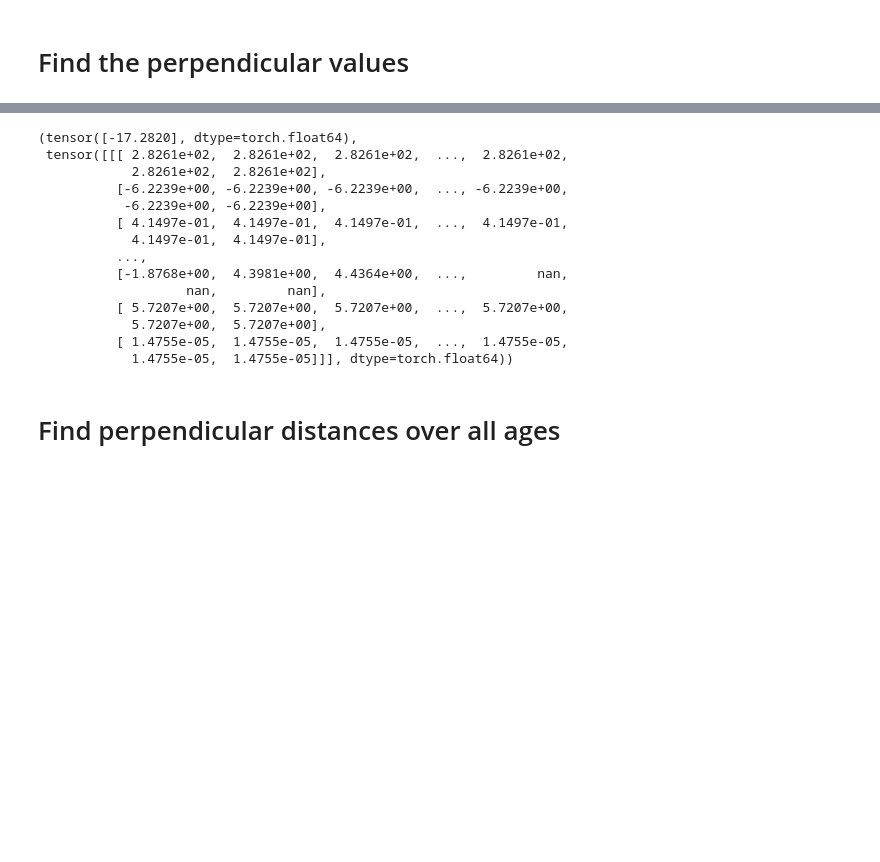
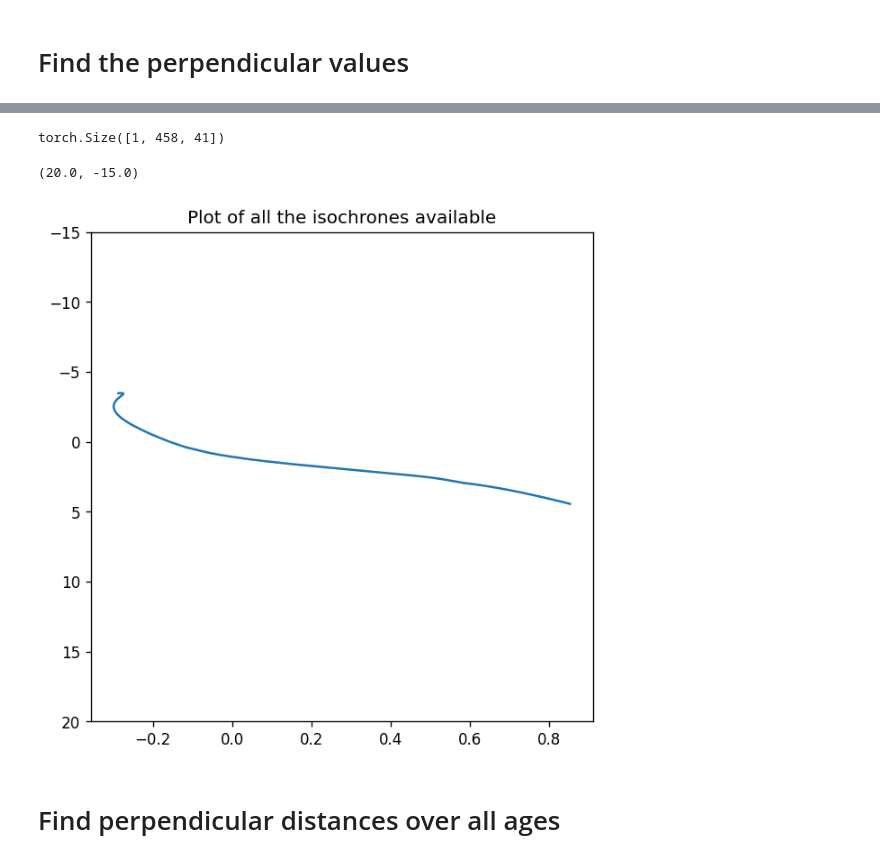
Before and after one commit to ocallam6/VaeStar, a Jupyter notebook: dist_fun_of_age.ipynb, the cells around one changed output, grey strips where cells are left out. Cells and saved outputs as stored; diff of their text form; code cells hidden in the pictures; blank space fills up the shorter version.

```diff
--- a/dist_fun_of_age.ipynb
+++ b/dist_fun_of_age.ipynb
@@ -80,56 +89,65 @@ plt.ylim(20, -15)
 # %%
 def perpendicular_dist(i,age):
 
-    isochrone=torch.cat([x_values[i],stacked_isochrones[isochrone_selector(x_values[i][column_index('mh_gspphot') ][0],age)]],dim=0)
+    p_slope_index=[]
+
+    isochrone=torch.cat([x_values[i],stacked_isochrones[isochrone_selector(x_values[i][column_index('mh_gspphot') ][0],age)]],dim=1)
     isochrone=isochrone.reshape((1,)+isochrone.shape)
 
 
-    truth_1=(isochrone[:,column_index('G'),:]+-(isochrone[:,column_index('bp_rp'),:])*isochrone[:,column_index('p_slopes'),:]<=isochrone[:,column_index('high_c'),:]) #box selection
-    truth_1=truth_1.reshape(truth_1.shape[0],1,truth_1.shape[1])
-    truth_2=(isochrone[:,column_index('low_c'),:]<=isochrone[:,column_index('G'),:]-(isochrone[:,column_index('bp_rp'),:])*isochrone[:,column_index('p_slopes'),:])
-    truth_2=truth_2.reshape(truth_2.shape[0],1,truth_2.shape[1])
+    truth_1=(isochrone[:,:,column_index('G')]-(isochrone[:,:,column_index('bp_rp')])*isochrone[:,:,column_index('p_slopes')]<=isochrone[:,:,column_index('high_c')]) #box selection
+    truth_1=truth_1.reshape(truth_1.shape[0],truth_1.shape[1],1)
+    truth_2=(isochrone[:,:,column_index('low_c')]<=isochrone[:,:,column_index('G')]-(isochrone[:,:,column_index('bp_rp')])*isochrone[:,:,column_index('p_slopes')])
+    truth_2=truth_2.reshape(truth_2.shape[0],truth_2.shape[1],1)
     truth=truth_1*truth_2
     # ^box selection
 
+
     # projection onto the nearest line
-    x=((1/torch.sqrt(1+isochrone[:,column_index('slopes'),:]**2))*(isochrone[:,column_index('G'),:]-(isochrone[:,column_index('bp_rp'),:])*isochrone[:,column_index('slopes'),:]-isochrone[:,column_index('Gaia_G_EDR3'),:] + isochrone[:,column_index('slopes'),:]*isochrone[:,column_index('BPRP'),:]))
+    x=((1/torch.sqrt(1+isochrone[:,:,column_index('slopes')]**2))*(isochrone[:,:,column_index('G')]-(isochrone[:,:,column_index('bp_rp')])*isochrone[:,:,column_index('slopes')]-isochrone[:,:,column_index('Gaia_G_EDR3')] + isochrone[:,:,column_index('slopes')]*isochrone[:,:,column_index('BPRP')]))
     # taking the minimum
     idx=torch.argmin(torch.abs(x/truth.reshape(x.shape)).nan_to_num(nan=torch.inf),1)
+
+    p_slope_index.append(idx)
+
     x=x.gather(1,idx.view(-1,1))
     #error needs to be corrected for absolute magnitude
-    x_err=(1/(1+isochrone[:,column_index('slopes'),:]**2))*isochrone[:,column_index('phot_g_mean_mag_error'),:]**2+(isochrone[:,column_index('slopes'),:]*isochrone[:,column_index('bp_rp_error'),:])**2
+    x_err=(1/(1+isochrone[:,:,column_index('slopes')]**2))*isochrone[:,:,column_index('phot_g_mean_mag_error')]**2+(isochrone[:,:,column_index('slopes')]*isochrone[:,:,column_index('bp_rp_error')])**2
     x_err=x_err.gather(1,idx.view(-1,1))
-    isochrone=torch.cat((isochrone,x.reshape(x.shape[0],1,x.shape[1]).repeat(1,1,(isochrone).shape[-1]),x_err.reshape(x_err.shape[0],1,x_err.shape[1]).repeat(1,1,(isochrone).shape[-1])),1)
 
-    dist=torch.distributions.multivariate_normal.MultivariateNormal(torch.zeros_like(x),torch.eye(len(x))+torch.diag(x_err**2))
+    isochrone=torch.cat((isochrone,x.reshape(x.shape[0],1,x.shape[1]).repeat(1,(isochrone).shape[1],1),x_err.reshape(x_err.shape[0],1,x_err.shape[1]).repeat(1,(isochrone).shape[1],1)),2)
+
+
 
     try:# serious issues here
-
+        dist=torch.distributions.multivariate_normal.MultivariateNormal(torch.zeros_like(x),torch.eye(len(x))+torch.diag(x_err**2))
         log_l=dist.log_prob(x)
 
 
     except:
-
+        print('error')
         log_l=torch.inf
 
-    return log_l, isochrone
+    return log_l, isochrone, p_slope_index
-# %%
-perpendicular_dist(1,6)
-# %% [output]
-(tensor([-17.2820], dtype=torch.float64),
- tensor([[[ 2.8261e+02,  2.8261e+02,  2.8261e+02,  ...,  2.8261e+02,
-            2.8261e+02,  2.8261e+02],
-          [-6.2239e+00, -6.2239e+00, -6.2239e+00,  ..., -6.2239e+00,
-           -6.2239e+00, -6.2239e+00],
-          [ 4.1497e-01,  4.1497e-01,  4.1497e-01,  ...,  4.1497e-01,
-            4.1497e-01,  4.1497e-01],
-          ...,
-          [-1.8768e+00,  4.3981e+00,  4.4364e+00,  ...,         nan,
-                   nan,         nan],
-          [ 5.7207e+00,  5.7207e+00,  5.7207e+00,  ...,  5.7207e+00,
-            5.7207e+00,  5.7207e+00],
-          [ 1.4755e-05,  1.4755e-05,  1.4755e-05,  ...,  1.4755e-05,
-            1.4755e-05,  1.4755e-05]]], dtype=torch.float64))
+# %%
+l,isochrone,p_slopes=perpendicular_dist(100,7.5)
+# %%
+isochrone.shape
+# %% [output]
+torch.Size([1, 458, 41])
+# %%
+fig = plt.figure(figsize=(6, 6), dpi=120)
+
+plt.plot(isochrone[0,:,column_index('Gaia_BP_EDR3')]-isochrone[0,:,column_index('Gaia_RP_EDR3')], isochrone[0,:,column_index('Gaia_G_EDR3')],
+                    )
+
+
+
+plt.title('Plot of all the isochrones available')
+plt.ylim(20, -15)
+# %% [output]
+(20.0, -15.0)
+[figure, added]
 # %% [markdown]
 # Find perpendicular distances over all ages
 # %%
```
Also changed, not shown: parts of 21 cells of this notebook, 2 other files.
